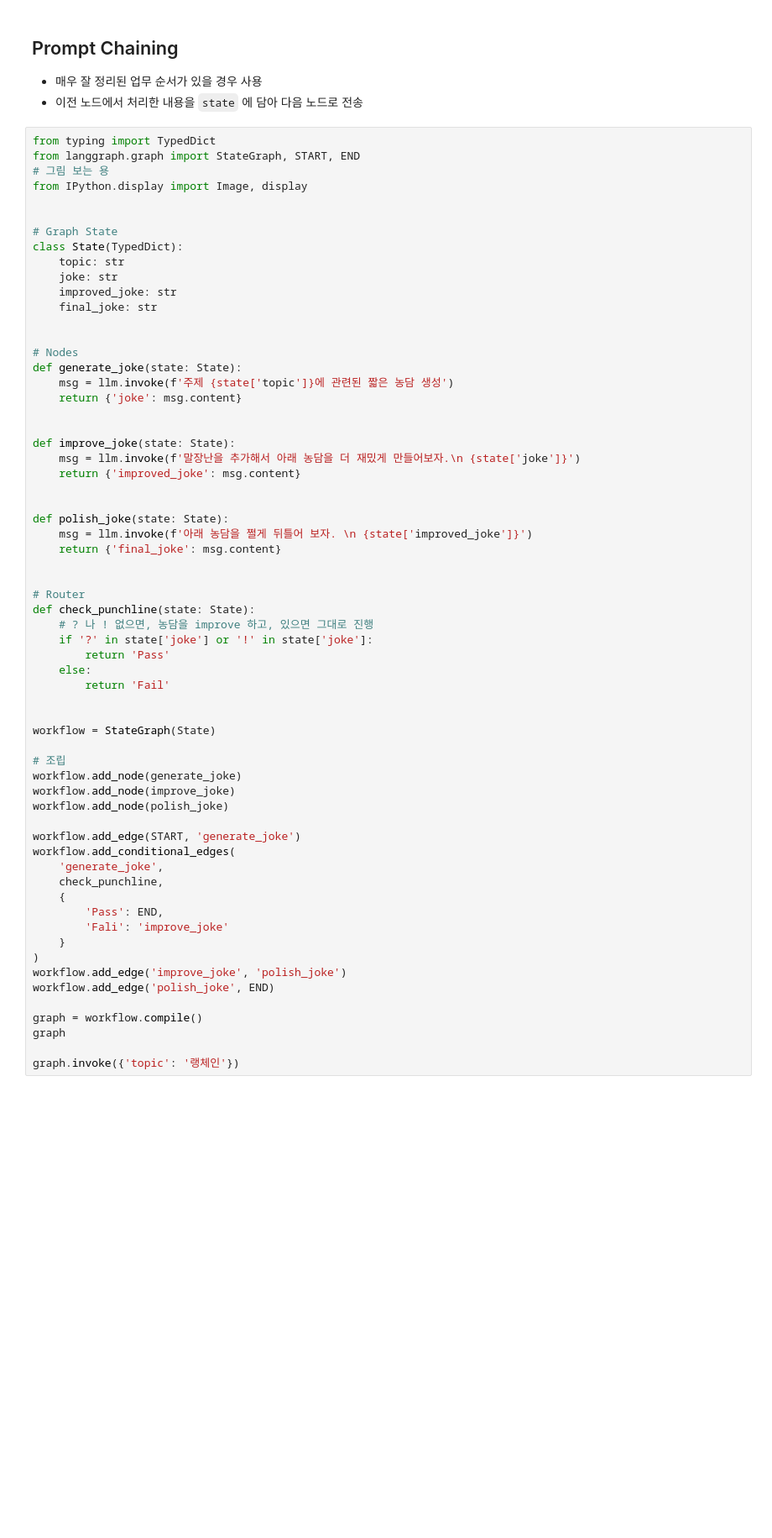
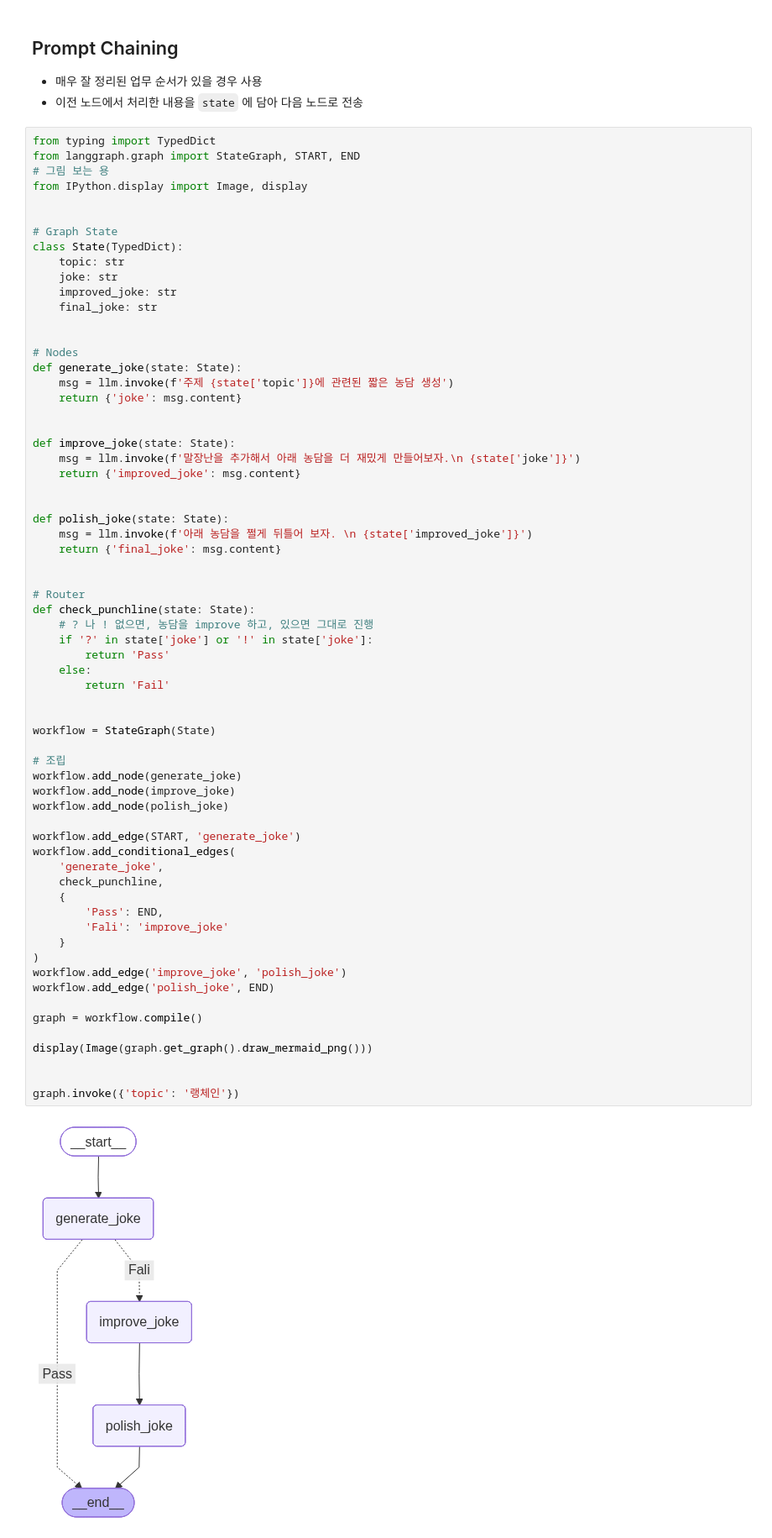
Before and after one commit to verba-neo/gaida-2, a Jupyter notebook: 05-langgraph/06_workflows.ipynb, the cells around one changed output. Shown at 84% size. Drawn from its saved outputs; the diff is of its cells as text; blank space fills up the shorter version.

```diff
--- a/05-langgraph/06_workflows.ipynb
+++ b/05-langgraph/06_workflows.ipynb
@@ -47,32 +47,35 @@ def check_punchline(state: State):
     # ? 나 ! 없으면, 농담을 improve 하고, 있으면 그대로 진행
     if '?' in state['joke'] or '!' in state['joke']:
         return 'Pass'
     else:
         return 'Fail'
 
 
 workflow = StateGraph(State)
 
 # 조립
 workflow.add_node(generate_joke)
 workflow.add_node(improve_joke)
 workflow.add_node(polish_joke)
 
 workflow.add_edge(START, 'generate_joke')
 workflow.add_conditional_edges(
     'generate_joke',
     check_punchline,
     {
         'Pass': END,
         'Fali': 'improve_joke'
     }
 )
 workflow.add_edge('improve_joke', 'polish_joke')
 workflow.add_edge('polish_joke', END)
 
 graph = workflow.compile()
-graph
+
+display(Image(graph.get_graph().draw_mermaid_png()))
+
 
 graph.invoke({'topic': '랭체인'})
 # %% [output]
+[figure, added]
 {'topic': '랭체인',
```
Also changed, not shown: parts of 3 cells of this notebook.
